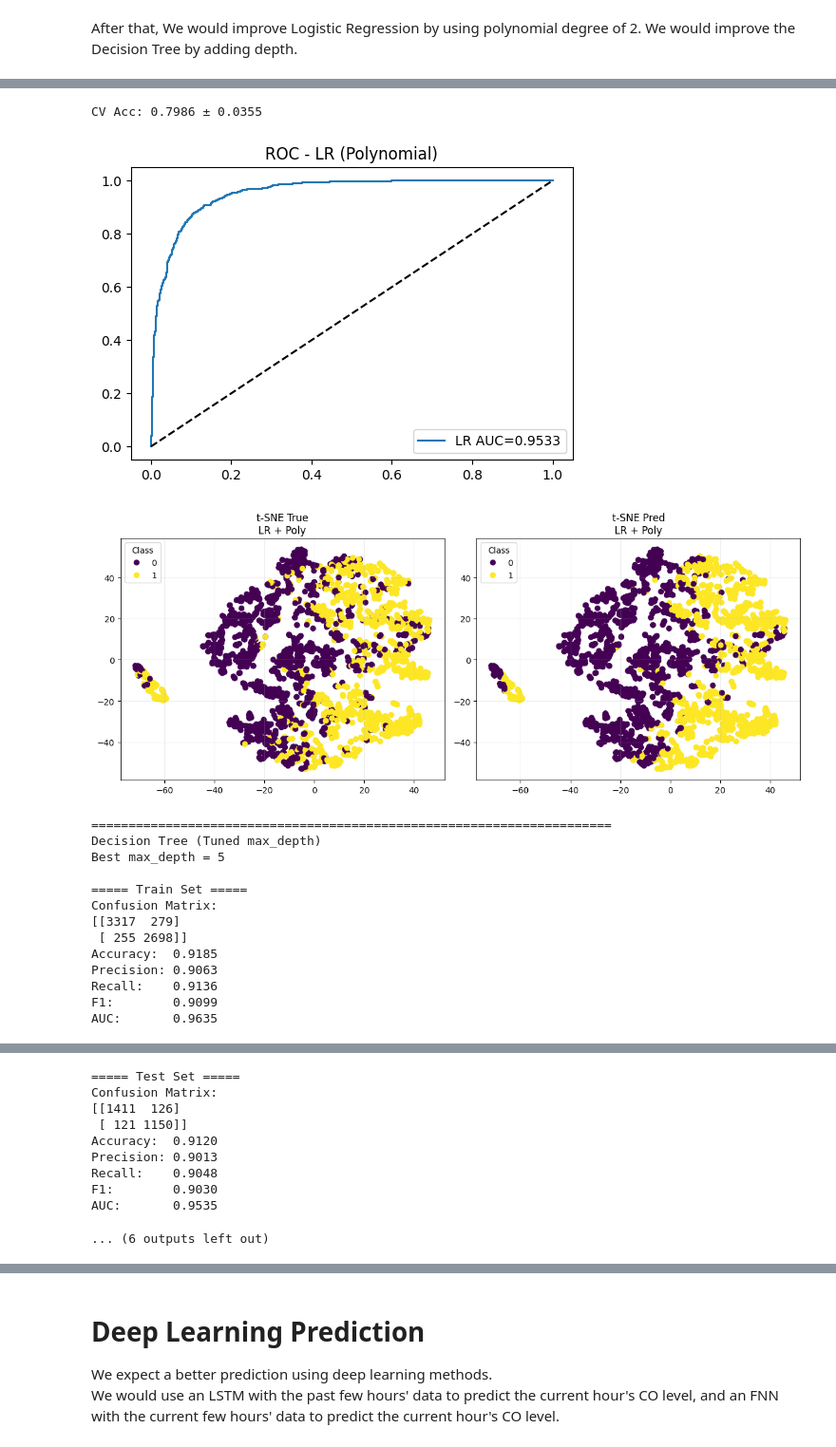
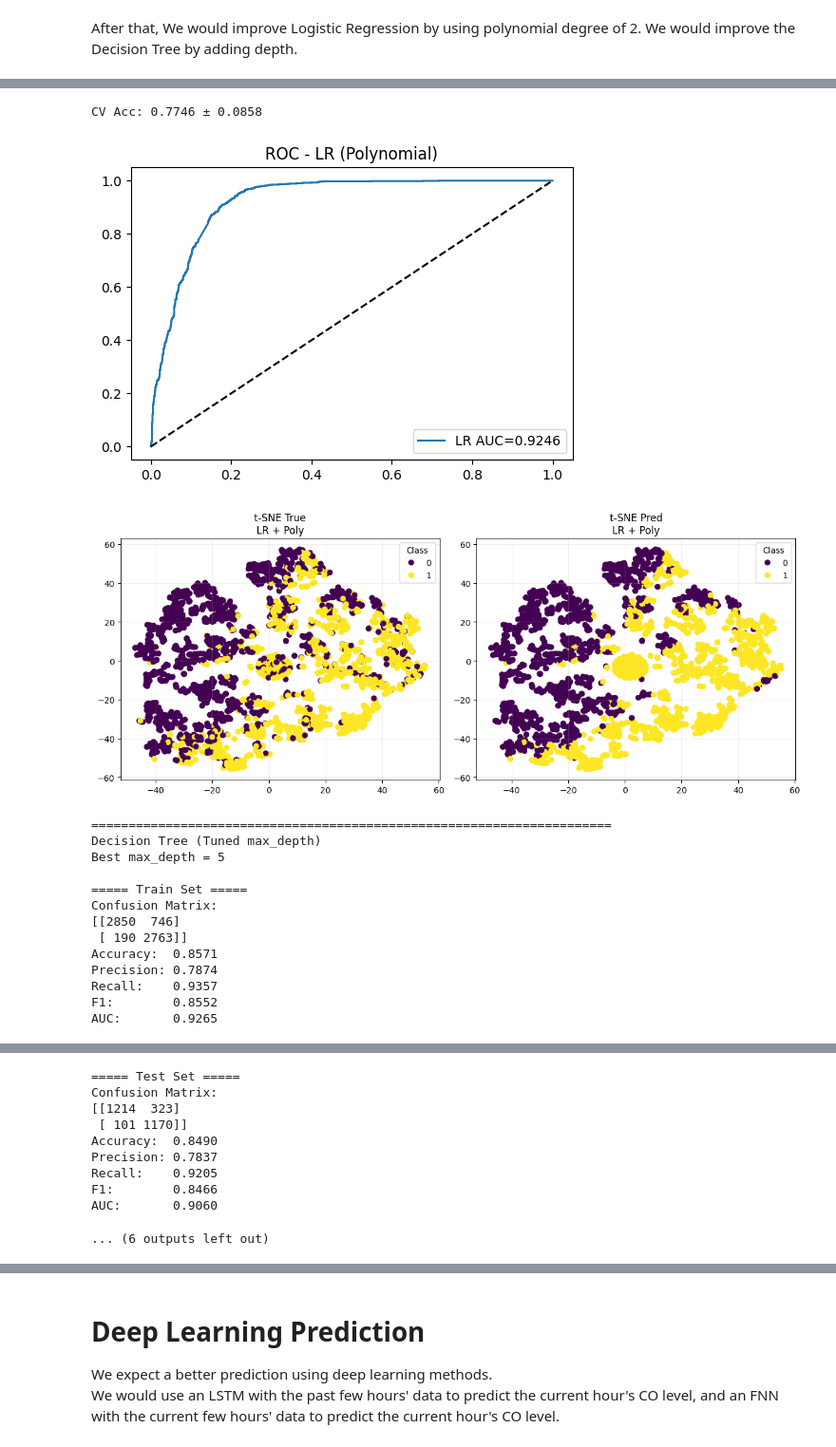
Before and after one commit to DDRP674/temp00, a Jupyter notebook: notebook.ipynb, the cells around one changed output, grey strips where cells are left out. Shown at 95% size. Drawn from its saved outputs; the diff is of its cells as text; code cells hidden in the pictures.

```diff
--- a/notebook.ipynb
+++ b/notebook.ipynb
@@ -459,7 +460,7 @@ set_seed(SEED)
 df = pd.read_csv("./AirQuality_processed.csv")
 df["CO_over_limit"] = (df["CO(GT)"] > 0).astype(int)
 
-feature_cols = ["PT08.S1(CO)", "C6H6(GT)", "PT08.S2(NMHC)", "NOx(GT)", "PT08.S3(NOx)", "NO2(GT)", "PT08.S4(NO2)", "PT08.S5(O3)", "T", "RH", "AH"]
+feature_cols = ["PT08.S1(CO)", "PT08.S2(NMHC)", "PT08.S3(NOx)", "PT08.S4(NO2)", "PT08.S5(O3)", "T", "RH", "AH"]
 df = df.dropna(subset=feature_cols + ["CO_over_limit"])
 X = df[feature_cols]
 y = df["CO_over_limit"]
@@ -612,8 +613,7 @@ df = pd.read_csv("./AirQuality_processed.csv")
 df["CO_over_limit"] = (df["CO(GT)"] > 0).astype(int)
 
 feature_cols = [
-    "PT08.S1(CO)", "C6H6(GT)", "PT08.S2(NMHC)", "NOx(GT)",
-    "PT08.S3(NOx)", "NO2(GT)", "PT08.S4(NO2)", "PT08.S5(O3)",
+    "PT08.S1(CO)", "PT08.S2(NMHC)", "PT08.S3(NOx)", "PT08.S4(NO2)", "PT08.S5(O3)",
     "T", "RH", "AH"
 ]
 df = df.dropna(subset=feature_cols + ["CO_over_limit"])
@@ -769,16 +769,16 @@ AUC:       0.9550
-CV Acc: 0.7986 ± 0.0355
+CV Acc: 0.7746 ± 0.0858
-[figure, old version]
+[figure, new version]
-[figure, old version]
+[figure, new version]
 ======================================================================
 Decision Tree (Tuned max_depth)
 Best max_depth = 5
 
 ===== Train Set =====
 Confusion Matrix:
-[[3317  279]
- [ 255 2698]]
-Accuracy:  0.9185
-Precision: 0.9063
-Recall:    0.9136
-F1:        0.9099
-AUC:       0.9635
+[[2850  746]
+ [ 190 2763]]
+Accuracy:  0.8571
+Precision: 0.7874
+Recall:    0.9357
+F1:        0.8552
+AUC:       0.9265
@@ -786,10 +786,10 @@ AUC:       0.9635
 ===== Test Set =====
 Confusion Matrix:
-[[1411  126]
- [ 121 1150]]
-Accuracy:  0.9120
-Precision: 0.9013
-Recall:    0.9048
-F1:        0.9030
-AUC:       0.9535
+[[1214  323]
+ [ 101 1170]]
+Accuracy:  0.8490
+Precision: 0.7837
+Recall:    0.9205
+F1:        0.8466
+AUC:       0.9060
 ... (6 outputs left out)
```
Also changed, not shown: parts of 9 cells of this notebook, 1 other file.
